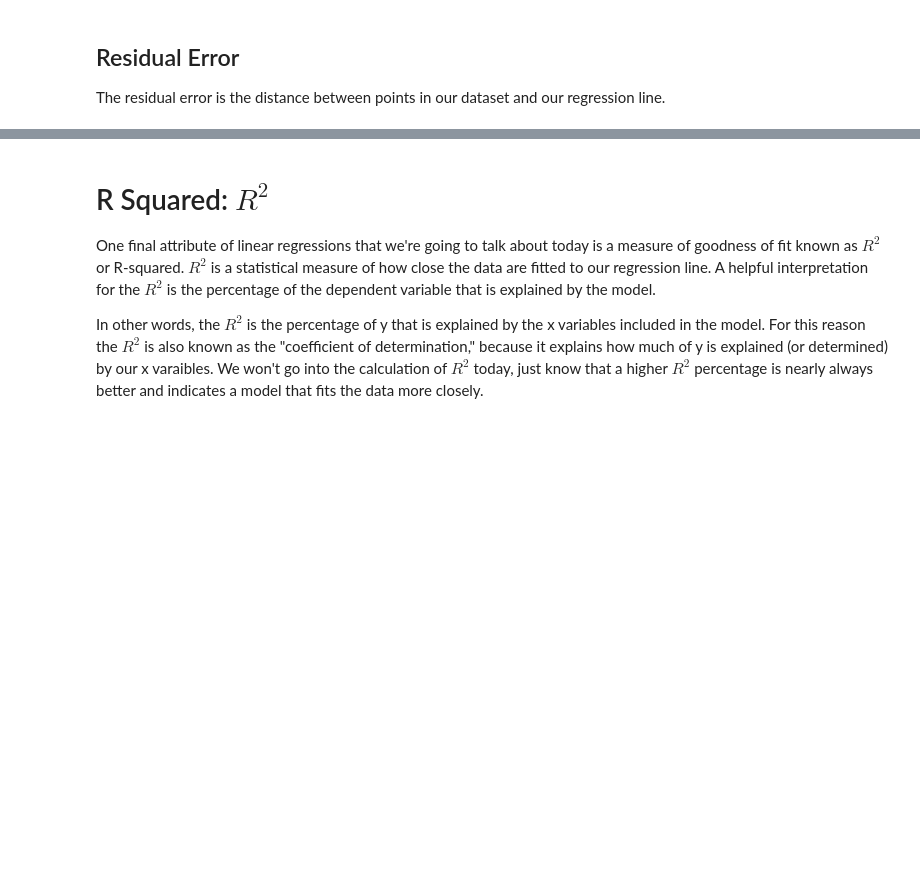
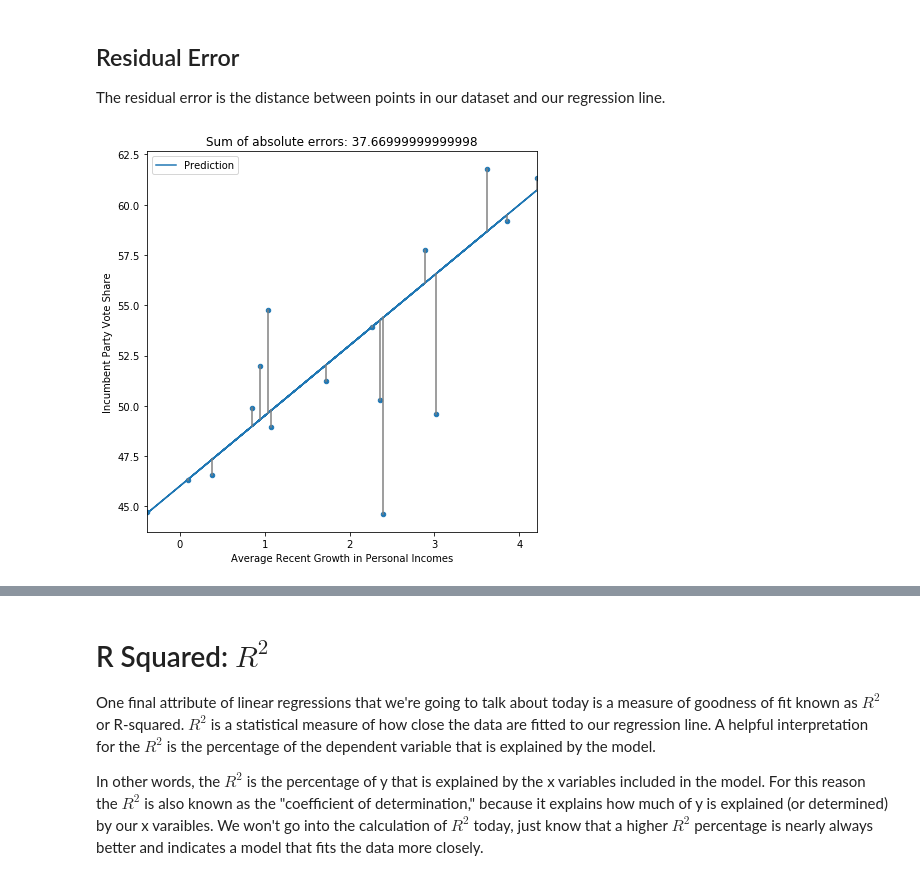
Before and after one commit to LambdaSchool/DS-Unit-2-Sprint-2-Regression, a Jupyter notebook: module1-ols-regression/ols-regression.ipynb, the cells around one changed output, grey strips where cells are left out. Drawn from its saved outputs; the diff is of its cells as text; code cells hidden in the pictures; blank space fills up the shorter version.

```diff
--- a/module1-ols-regression/ols-regression.ipynb
+++ b/module1-ols-regression/ols-regression.ipynb
@@ -178,17 +266,19 @@ The residual error is the distance between points in our dataset and our regress
 # %%
 def regression(m, b):
     df['Prediction'] = m * df[feature] + b
     df['Error'] = df['Prediction'] - df[target]
     df['Absolute Error'] = df['Error'].abs()
     sum_absolute_error = df['Absolute Error'].sum()
 
     title = f'Sum of absolute errors: {sum_absolute_error}'
     ax = df.plot(x=feature, y=target, kind='scatter', title=title, figsize=(7, 7))
     df.plot(x=feature, y='Prediction', kind='line', ax=ax)
 
     for x, y1, y2 in zip(df[feature], df[target], df['Prediction']):
         ax.plot((x, x), (y1, y2), color='grey')
 
-regression(m=3, b=46)
+regression(m=3.5, b=46)
+# %% [output]
+[figure, added]
 # %%
 interact(regression, m=(-10,10,0.5), b=(40,60,0.5));
```
Also changed, not shown: parts of 45 cells of this notebook.
